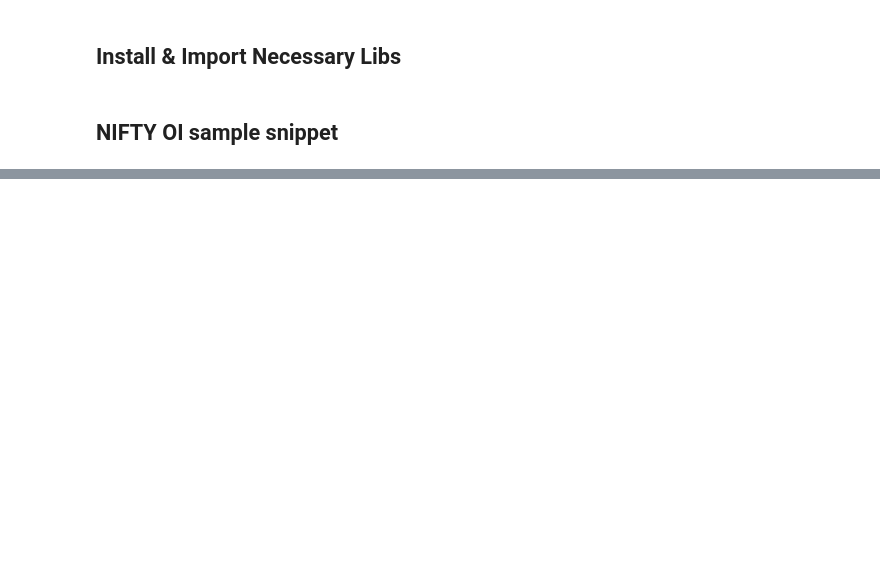
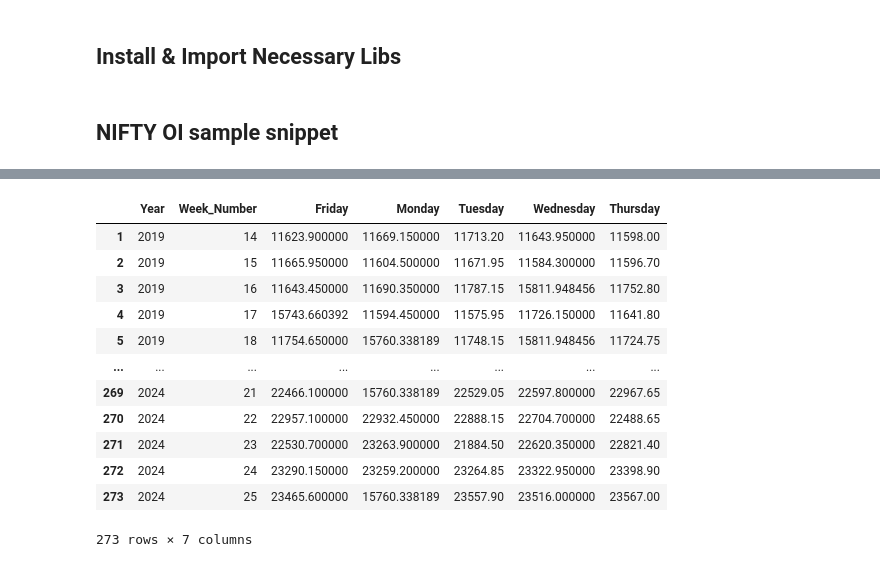
Before and after one commit to bala-ceg/backtest-strategies, a Jupyter notebook: weeklyexpiry_prediction.ipynb, the cells around one changed output, grey strips where cells are left out. Cells and saved outputs as stored; diff of their text form; code cells hidden in the pictures; blank space fills up the shorter version.

```diff
--- a/weeklyexpiry_prediction.ipynb
+++ b/weeklyexpiry_prediction.ipynb
@@ -75,0 +128,36 @@ historic_nifty_df
+# %%
+data = historic_nifty_df.copy()
+data['Day_of_Week'] = data['Date'].dt.dayofweek
+data = data[['Date', 'Price', 'Day_of_Week','Change %']]
+data['Week_Number'] = data['Date'].dt.isocalendar().week
+data['Year'] = data['Date'].dt.isocalendar().year
+
+day_map = {0: 'Monday', 1: 'Tuesday', 2: 'Wednesday', 3: 'Thursday', 4: 'Friday'}
+data['Day_of_Week'] = data['Day_of_Week'].map(day_map)
+
+pivoted_data_1 = data.pivot_table(index=['Year', 'Week_Number'], columns='Day_of_Week', values='Price')
+pivoted_data_2 = data.pivot_table(index=['Year', 'Week_Number'], columns='Day_of_Week', values='Change %')
+# %%
+pivoted_data_1.columns.name = None
+pivoted_data_1.reset_index(inplace=True)
+
+
+
+pivoted_data_2.columns.name = None
+pivoted_data_2.reset_index(inplace=True)
+
+
+
+pivoted_data_1['Friday'] = pivoted_data_1['Friday'].shift(1)
+
+pivoted_data_1 = pivoted_data_1[['Year', 'Week_Number', 'Friday', 'Monday', 'Tuesday',  'Wednesday','Thursday']]
+pivoted_data_1 = pivoted_data_1.dropna(thresh=pivoted_data_1.shape[1] - 5 + 1)
+pivoted_data_1 = pivoted_data_1.apply(lambda x: x.fillna(x.mean()))
+
+pivoted_data_2['Friday'] = pivoted_data_2['Friday'].shift(1)
+
+pivoted_data_2 = pivoted_data_2[['Year', 'Week_Number', 'Friday', 'Monday', 'Tuesday',  'Wednesday','Thursday']]
+pivoted_data_2 = pivoted_data_2.dropna(thresh=pivoted_data_2.shape[1] - 5 + 1)
+
+
+pivoted_data_2 = pivoted_data_2.apply(lambda x: x.fillna(x.mean()))
@@ -75,0 +168,16 @@ historic_nifty_df
+# %%
+pivoted_data_1
+# %% [output]
+|  | Year | Week_Number | Friday | Monday | Tuesday | Wednesday | Thursday |
+| 1 | 2019 | 14 | 11623.900000 | 11669.150000 | 11713.20 | 11643.950000 | 11598.00 |
+| 2 | 2019 | 15 | 11665.950000 | 11604.500000 | 11671.95 | 11584.300000 | 11596.70 |
+| 3 | 2019 | 16 | 11643.450000 | 11690.350000 | 11787.15 | 15811.948456 | 11752.80 |
+| 4 | 2019 | 17 | 15743.660392 | 11594.450000 | 11575.95 | 11726.150000 | 11641.80 |
+| 5 | 2019 | 18 | 11754.650000 | 15760.338189 | 11748.15 | 15811.948456 | 11724.75 |
+| ... | ... | ... | ... | ... | ... | ... | ... |
+| 269 | 2024 | 21 | 22466.100000 | 15760.338189 | 22529.05 | 22597.800000 | 22967.65 |
+| 270 | 2024 | 22 | 22957.100000 | 22932.450000 | 22888.15 | 22704.700000 | 22488.65 |
+| 271 | 2024 | 23 | 22530.700000 | 23263.900000 | 21884.50 | 22620.350000 | 22821.40 |
+| 272 | 2024 | 24 | 23290.150000 | 23259.200000 | 23264.85 | 23322.950000 | 23398.90 |
+| 273 | 2024 | 25 | 23465.600000 | 15760.338189 | 23557.90 | 23516.000000 | 23567.00 |
+273 rows × 7 columns
```
Also changed, not shown: parts of 9 cells of this notebook.
